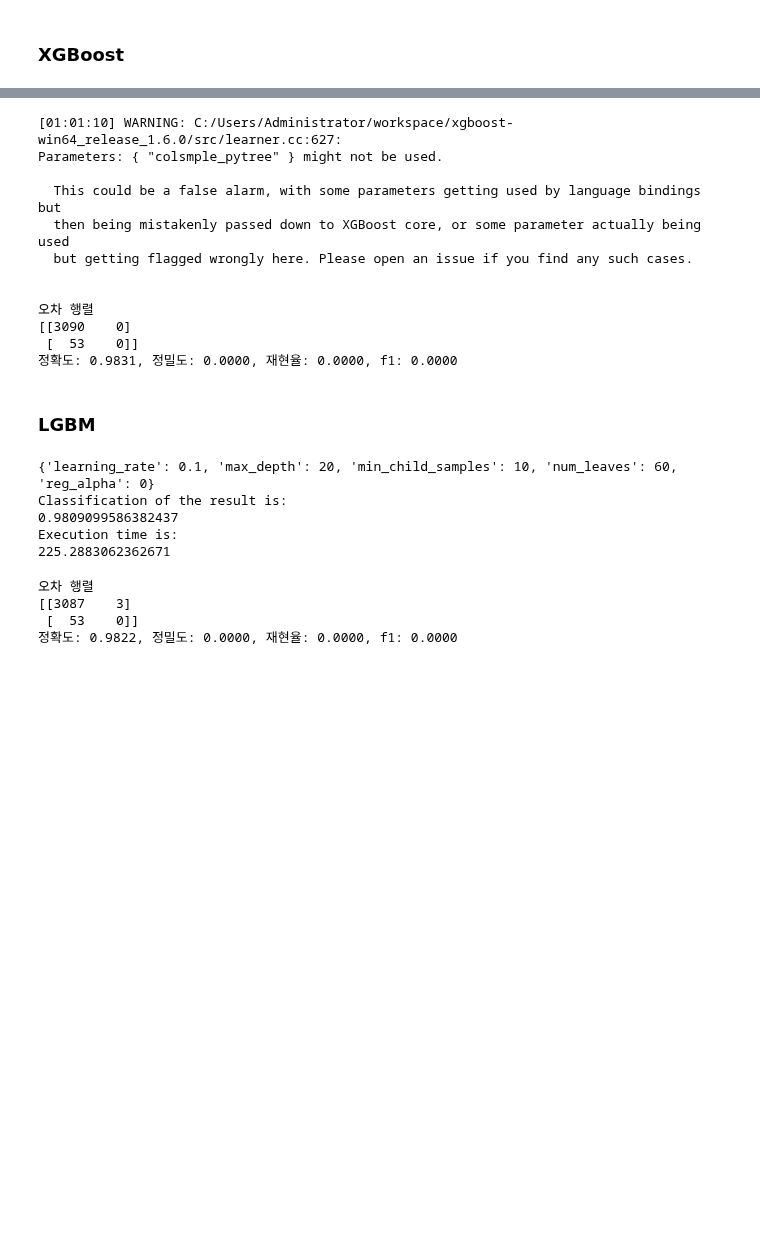
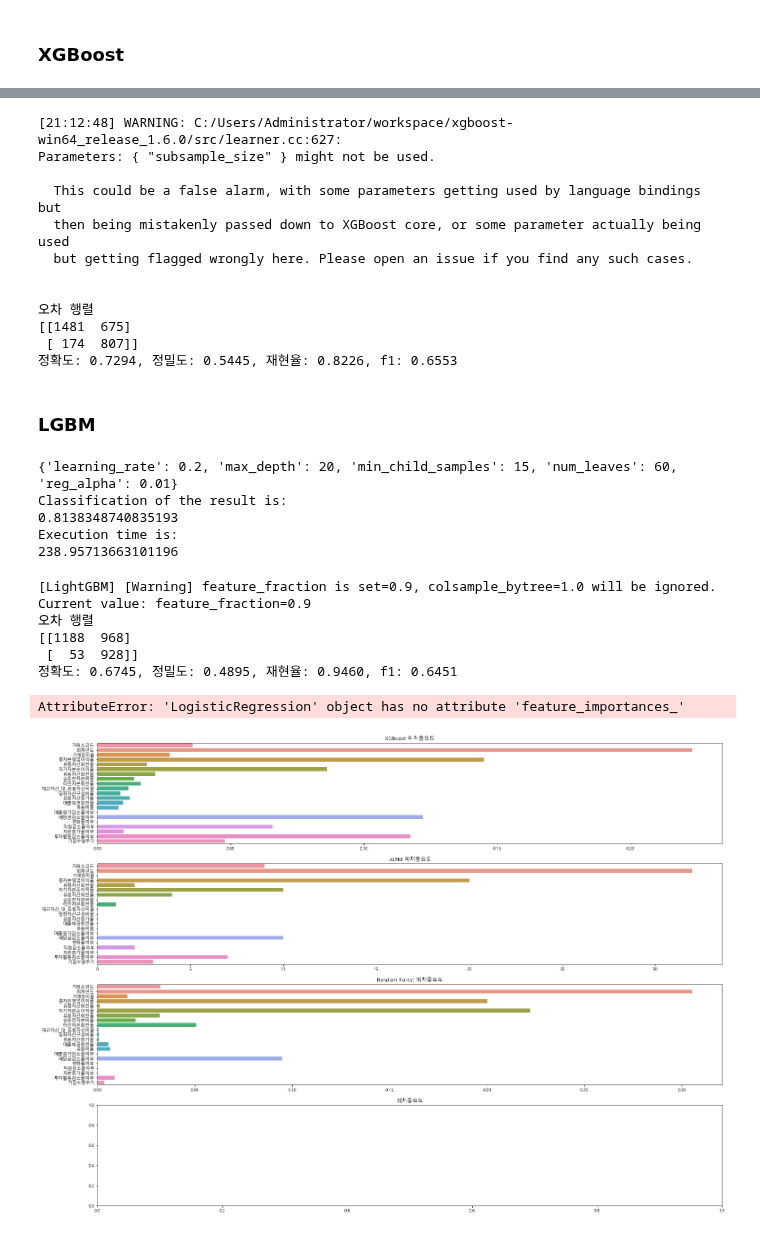
Before and after one commit to Penta-Audit-Technology/jh, a Jupyter notebook: main/모델링.ipynb, the cells around one changed output, grey strips where cells are left out. Cells and saved outputs as stored; diff of their text form; code cells hidden in the pictures; blank space fills up the shorter version.

```diff
--- a/main/모델링.ipynb
+++ b/main/모델링.ipynb
@@ -155,7 +254,7 @@ Name: 회생기업2, dtype: float64
 # %%
 from imblearn.over_sampling import SMOTE
 smote = SMOTE(random_state=0)
-X_train_over,y_train_over = smote.fit_resample(x_train,y_train)
+X_train_over,y_train_over = smote.fit_resample(ss_sc2,y_train)
 print('SMOTE 적용 전 학습용 피처/레이블 데이터 세트: ', x_train.shape, y_train.shape)
 print('SMOTE 적용 후 학습용 피처/레이블 데이터 세트: ', X_train_over.shape, y_train_over.shape)
 print('SMOTE 적용 후 레이블 값 분포: \n', pd.Series(y_train_over).value_counts())
@@ -399,15 +563,15 @@ best param :  {'colsample_bytree': 0.9, 'gamma': 0, 'learning_rate': 0.1, 'max_d
 import xgboost as xgb
 from xgboost import XGBClassifier
 
-xgb_wrapper = XGBClassifier(n_estimators=200, learning_rate=0.1, max_depth=3,colsmple_pytree=0.9)
-xgb_wrapper.fit(x_train_ncr, y_train_ncr)
+#xgb_wrapper = XGBClassifier(n_estimators=500, learning_rate=0.1, max_depth=5,colsmple_pytree=0.8)
+xgb_wrapper = XGBClassifier(learning_rate=0.05, max_depth=5, max_leaves=500,subsample_size=0.7,colsample_bytree=0.8)
+xgb_wrapper.fit(X_train_over,y_train_over)
 w_preds = xgb_wrapper.predict(x_test)
-w_pred_proba = xgb_wrapper.predict(x_test)
 
 get_clf_eval(y_test, w_preds)
 # %% [output]
-[01:01:10] WARNING: C:/Users/Administrator/workspace/xgboost-win64_release_1.6.0/src/learner.cc:627:
-Parameters: { "colsmple_pytree" } might not be used.
+[21:12:48] WARNING: C:/Users/Administrator/workspace/xgboost-win64_release_1.6.0/src/learner.cc:627:
+Parameters: { "subsample_size" } might not be used.
 
   This could be a false alarm, with some parameters getting used by language bindings but
   then being mistakenly passed down to XGBoost core, or some parameter actually being used
@@ -415,9 +579,9 @@ Parameters: { "colsmple_pytree" } might not be used.
 
 
 오차 행렬
-[[3090    0]
- [  53    0]]
-정확도: 0.9831, 정밀도: 0.0000, 재현율: 0.0000, f1: 0.0000
+[[1481  675]
+ [ 174  807]]
+정확도: 0.7294, 정밀도: 0.5445, 재현율: 0.8226, f1: 0.6553
 # %% [markdown]
 ### LGBM
 # %%
@@ -425,40 +589,42 @@ from lightgbm import LGBMClassifier
 
 lgb = LGBMClassifier()
 start = time.time()
-parameters = {'num_leaves':[20,40,60,80,100], 'min_child_samples':[5,10,15],'max_depth':[-1,5,10,20],
+parameters = {'num_leaves':[20,40,60,80,100], 'min_child_samples':[5,10,15],'max_depth':[-1,0,0,5,10,20],
              'learning_rate':[0.05,0.1,0.2],'reg_alpha':[0,0.01,0.03]}#Define the scoring
 
-clf=GridSearchCV(lgb,parameters,scoring='accuracy',cv=TimeSeriesSplit(n_splits=5))
-clf.fit(X=x_train_ncr, y=y_train_ncr)
+lgb_clf=GridSearchCV(lgb,parameters,scoring='accuracy',cv=TimeSeriesSplit(n_splits=6))
+lgb_clf.fit(X_train_over,y_train_over)
 
-print(clf.best_params_)
-predicted=clf.predict(x_test)
+print(lgb_clf.best_params_)
+predicted_lgb = lgb_clf.predict(x_test)
 print('Classification of the result is:')
-print(accuracy_score(y_test, predicted))
+print(accuracy_score(y_test, predicted_lgb))
 
 end = time.time()
 print('Execution time is:')
 print(end - start)
 # %% [output]
-{'learning_rate': 0.1, 'max_depth': 20, 'min_child_samples': 10, 'num_leaves': 60, 'reg_alpha': 0}
+{'learning_rate': 0.2, 'max_depth': 20, 'min_child_samples': 15, 'num_leaves': 60, 'reg_alpha': 0.01}
 Classification of the result is:
-0.9809099586382437
+0.8138348740835193
 Execution time is:
-225.2883062362671
+238.95713663101196
 # %%
 from lightgbm import LGBMClassifier
 
 lgb = LGBMClassifier()
 start = time.time()
 
-lgb_cr = LGBMClassifier(learning_rate=0.1, max_depth=20,min_child_samples=10,num_leaves=60,reg_alpha=0)
-lgb_cr.fit(x_train_enn, y_train_enn)
+lgb_cr = LGBMClassifier(learning_rate=0.1, max_depth=1,min_child_samples=15,num_leaves=31,reg_alpha=0.01,
+                        feature_fraction=0.9)
+lgb_cr.fit(X_train_over,y_train_over)
 w_preds_lgb = lgb_cr.predict(x_test)
 w_pred_proba = lgb_cr.predict(x_test)
 
 get_clf_eval(y_test, w_preds_lgb)
 # %% [output]
+[LightGBM] [Warning] feature_fraction is set=0.9, colsample_bytree=1.0 will be ignored. Current value: feature_fraction=0.9
 오차 행렬
-[[3087    3]
- [  53    0]]
-정확도: 0.9822, 정밀도: 0.0000, 재현율: 0.0000, f1: 0.0000
+[[1188  968]
+ [  53  928]]
+정확도: 0.6745, 정밀도: 0.4895, 재현율: 0.9460, f1: 0.6451
@@ -464,0 +647,23 @@ get_clf_eval(y_test, w_preds_lgb)
+# %%
+import matplotlib.pyplot as plt
+import seaborn as sns
+
+plt.rcParams["font.family"] = "Malgun Gothic"
+
+fig, axes = plt.subplots(4, 1, squeeze=False)
+fig.set_size_inches((25,19))
+
+plt.title("피처중요도")
+sns.barplot(x=xgb_wrapper.feature_importances_, y=ss_sc2.columns, ax=axes[0,0])
+axes[0,0].title.set_text("XGBoost 피처중요도")
+sns.barplot(x=lgb_cr.feature_importances_, y=ss_sc2.columns, ax=axes[1,0])
+axes[1,0].title.set_text("LGBM 피처중요도")
+sns.barplot(x=rf_clf.feature_importances_, y=ss_sc2.columns, ax=axes[2,0])
+axes[2,0].title.set_text("Random Forest 피처중요도")
+sns.barplot(x=lg1.feature_importances_, y=ss_sc2.columns, ax=axes[3,0])
+axes[3,0].title.set_text("LogisticRegression 피처중요도")
+
+plt.show()
+# %% [output]
+AttributeError: 'LogisticRegression' object has no attribute 'feature_importances_'
+[figure, added]
```
Also changed, not shown: parts of 47 cells of this notebook, 26 other files.
